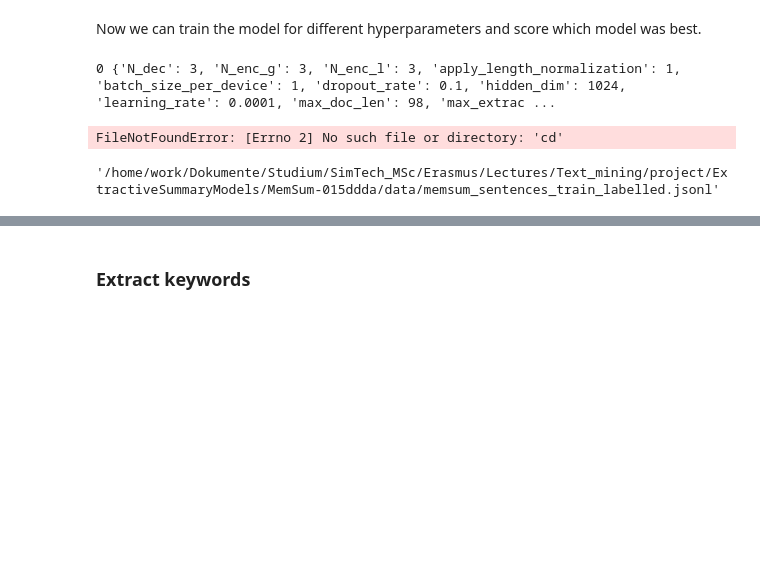
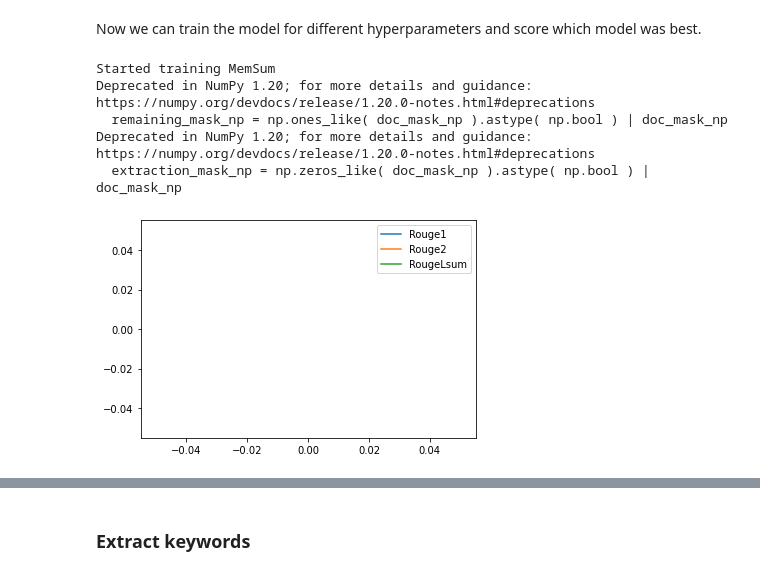
Before and after one commit to MagnusOstertag/ExtractiveSummaryModels, a Jupyter notebook: model_comparison.ipynb, the cells around one changed output, grey strips where cells are left out. Drawn from its saved outputs; the diff is of its cells as text; code cells hidden in the pictures; blank space fills up the shorter version.

Commit message:
Working MemSum training

```diff
--- a/model_comparison.ipynb
+++ b/model_comparison.ipynb
@@ -189,19 +186,19 @@ And further we need to know some things about the machine:
 print(f"The maximum number of tokens per dialog in the training set is {metadata[metadata['name'] == 'train']['n_tokens_max_per_sentence_dialogue'].max()}")
 print(f"The maximum number of tokens per dialog in the validation set is {metadata[metadata['name'] == 'val']['n_tokens_max_per_sentence_dialogue'].max()}")
 print(f"The maximum number of tokens per dialog in the test set is {metadata[metadata['name'] == 'test']['n_tokens_max_per_sentence_dialogue'].max()}")
-max_seq_len = metadata['n_tokens_max_per_sentence_dialogue'].max()
+max_seq_len = int(metadata['n_tokens_max_per_sentence_dialogue'].max())
 print("------------------------------------")
 
 print(f"The maximum number of sentences per dialog in the training set is {metadata[metadata['name'] == 'train']['n_sentences_dialogue'].max()}")
-print(f"The maximum number of sentences per dialog in the validation set is metadata[metadata['name'] == 'val']['n_sentences_dialogue'].max()}")
+print(f"The maximum number of sentences per dialog in the validation set is {metadata[metadata['name'] == 'val']['n_sentences_dialogue'].max()}")
 print(f"The maximum number of sentences per dialog in the test set is {metadata[metadata['name'] == 'test']['n_sentences_dialogue'].max()}")
-max_doc_len = metadata['n_sentences_dialogue'].max()
+max_doc_len = int(metadata['n_sentences_dialogue'].max())
 print("------------------------------------")
 
 print(f"The maximum number of extracted sentences per document in the training set is {metadata[metadata['name'] == 'train']['n_extracts_per_summary_rel'].max()}")
 print(f"The maximum number of extracted sentences per document in the validation set is {metadata[metadata['name'] == 'val']['n_extracts_per_summary_rel'].max()}")
 print(f"The maximum number of extracted sentences per document in the test set is {metadata[metadata['name'] == 'test']['n_extracts_per_summary_rel'].max()}")
-max_extracted_sentences_per_document = metadata['n_extracts_per_summary_rel'].max()
+max_extracted_sentences_per_document = int(metadata['n_extracts_per_summary_rel'].max())
 print("------------------------------------")
 
 # available GPU devices
@@ -215,6 +212,7 @@ else:
     print('GPU not available.')
     device = torch.device('cpu')
     n_device = 0
+    raise Exception("No GPU available, MemSum won't train!")
 
 batch_size_per_device = 1 # maximum my device supports, for 2 it dies after 5it
 # %% [output]
@@ -301,7 +297,7 @@ hyperparams_to_try = ParameterGrid({# the model parameters
                                     # 'moving_average_decay': [0.999], # no default given
                                     'p_stop_thres': [0.7, 0.6, 0.5, 0.8],
                                     'apply_length_normalization': [1],
-                                    # the following parameters are chosen based on the statistics calculated above # TODO:
+                                    # the following parameters are chosen based on the statistics calculated above
                                     'max_seq_len': [max_seq_len],  # default 100
                                     'max_doc_len': [max_doc_len],  # default 500
                                     'max_extracted_sentences_per_document': [max_extracted_sentences_per_document],  # default 7
@@ -311,7 +307,7 @@ hyperparams_to_try = ParameterGrid({# the model parameters
                                     'save_every': [150],
                                     'restore_old_checkpoint': [True],
                                     'n_device': [n_device],
-                                    'batch_size_per_device': [batch_size_per_device]})
+                                    'batch_size_per_device': [batch_size_per_device],})
 # %%
 import memsum_model
 memsum_model.prepare_memsum()
@@ -390,33 +403,50 @@ For the labelled train corpus of length 14729 we have the keys dict_keys(['text'
 # %% [markdown]
 Now we can train the model for different hyperparameters and score which model was best.
 # %%
-import memsum_model; memsum_model = importlib.reload(memsum_model)
+# import memsum_model; memsum_model = importlib.reload(memsum_model)
 
-scores_list, model_folder_path_list = [], []
-path_to_memsum_training_data = os.path.join(config.ENV_PATH, 'MemSum-015ddda', config.DATA_PATH, "memsum_sentences_train_labelled.jsonl")
+hyperparameter_set_columns = list(hyperparams_to_try[0].keys())
+columns_results = ['tokens',
+                   'model_folder_path',
+                   'score_val_rouge1','score_val_rouge2','score_val_rougeLsum',
+                   'score_test_rouge1','score_test_rouge2','score_test_rougeLsum',]
+columns_results += hyperparameter_set_columns
+
+results = pd.DataFrame(columns=columns_results)
 
 for run_uid, hyperparameter_set in enumerate(hyperparams_to_try):
-    print(run_uid, hyperparameter_set)
-    model_folder_path, score = memsum_model.train_memsum(path_to_memsum_training_data, run_uid,
-                                                         tokens=tokens,
-                                                         **hyperparameter_set)
-    scores_list.append(score)
-    model_folder_path_list.append(model_folder_path)
-    print("------------\n")
+    # run_uid += 1  # TOCHANGE
+    # old_model_path = os.path.join(config.ENV_PATH, 'MemSum-015ddda', config.MODEL_PATH, 'run/')  # TOCHANGE
+    # ! rm -r $old_model_path
+    # print(run_uid, hyperparameter_set)
+    model_folder_path, score = train_memsum(run_uid,
+                                            tokens=tokens,
+                                            **hyperparameter_set)
 
-    # check whether all works # TODO
-    if run_uid == 0:
-        break
+    # append results
+    results.loc[run_uid] = pd.Series({'tokens': tokens,
+                                      'model_folder_path': model_folder_path,
+                                      'score_val_rouge1': score[0],
+                                      'score_val_rouge2': score[1],
+                                      'score_val_rougeLsum': score[2],
+                                      **hyperparameter_set,})
 
 # get the best model
-best_model_idx = np.argmax(scores_list)
-best_model_path = model_folder_path_list[best_model_idx]
-best_hyperparams = hyperparams_to_try[best_model_idx]
-print(f"The best model is {best_model_idx} with the hyperparameters {best_hyperparams} and the score {scores_list[best_model_idx]}")
+# best_model_idx = np.argmax(scores_list)
+# best_model_path = model_folder_path_list[best_model_idx]
+# best_hyperparams = hyperparams_to_try[best_model_idx]
+# print(f"The best model is {best_model_idx} with the hyperparameters {best_hyperparams} and the score {scores_list[best_model_idx]}")
 # %% [output]
-0 {'N_dec': 3, 'N_enc_g': 3, 'N_enc_l': 3, 'apply_length_normalization': 1, 'batch_size_per_device': 1, 'dropout_rate': 0.1, 'hidden_dim': 1024, 'learning_rate': 0.0001, 'max_doc_len': 98, 'max_extrac ...
+Started training MemSum
+Deprecated in NumPy 1.20; for more details and guidance: https://numpy.org/devdocs/release/1.20.0-notes.html#deprecations
+  remaining_mask_np = np.ones_like( doc_mask_np ).astype( np.bool ) | doc_mask_np
+Deprecated in NumPy 1.20; for more details and guidance: https://numpy.org/devdocs/release/1.20.0-notes.html#deprecations
+  extraction_mask_np = np.zeros_like( doc_mask_np ).astype( np.bool ) | doc_mask_np
-FileNotFoundError: [Errno 2] No such file or directory: 'cd'
-# %%
-path_to_memsum_training_data
-# %% [output]
-'/home/work/Dokumente/Studium/SimTech_MSc/Erasmus/Lectures/Text_mining/project/ExtractiveSummaryModels/MemSum-015ddda/data/memsum_sentences_train_labelled.jsonl'
+# %%
+# plot results
+sns.lineplot(x=results.index, y='score_val_rouge1', data=results, label='Rouge1')
+sns.lineplot(x=results.index, y='score_val_rouge2', data=results, label='Rouge2')
+sns.lineplot(x=results.index, y='score_val_rougeLsum', data=results, label='RougeLsum')
+plt.show()
+# %% [output]
+[figure, added]
```
Also changed, not shown: parts of 8 cells of this notebook, 9 other files.
